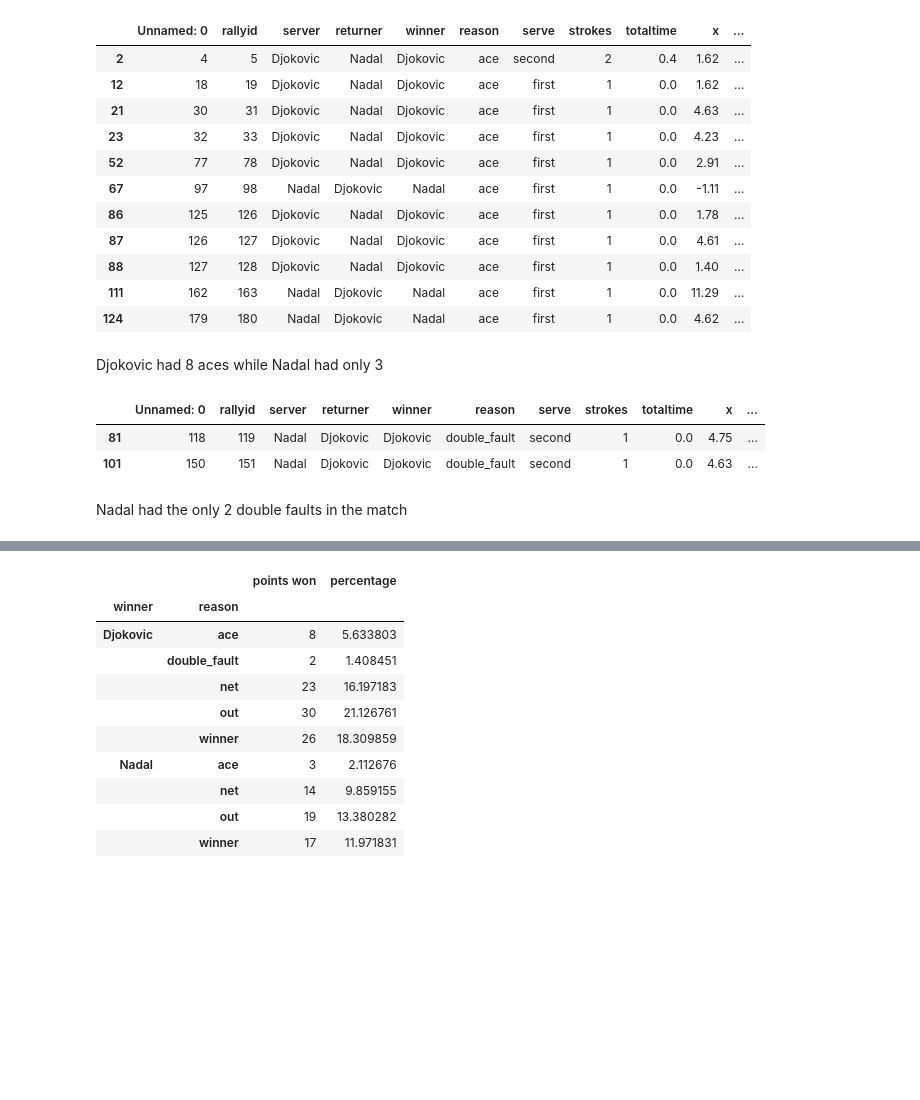
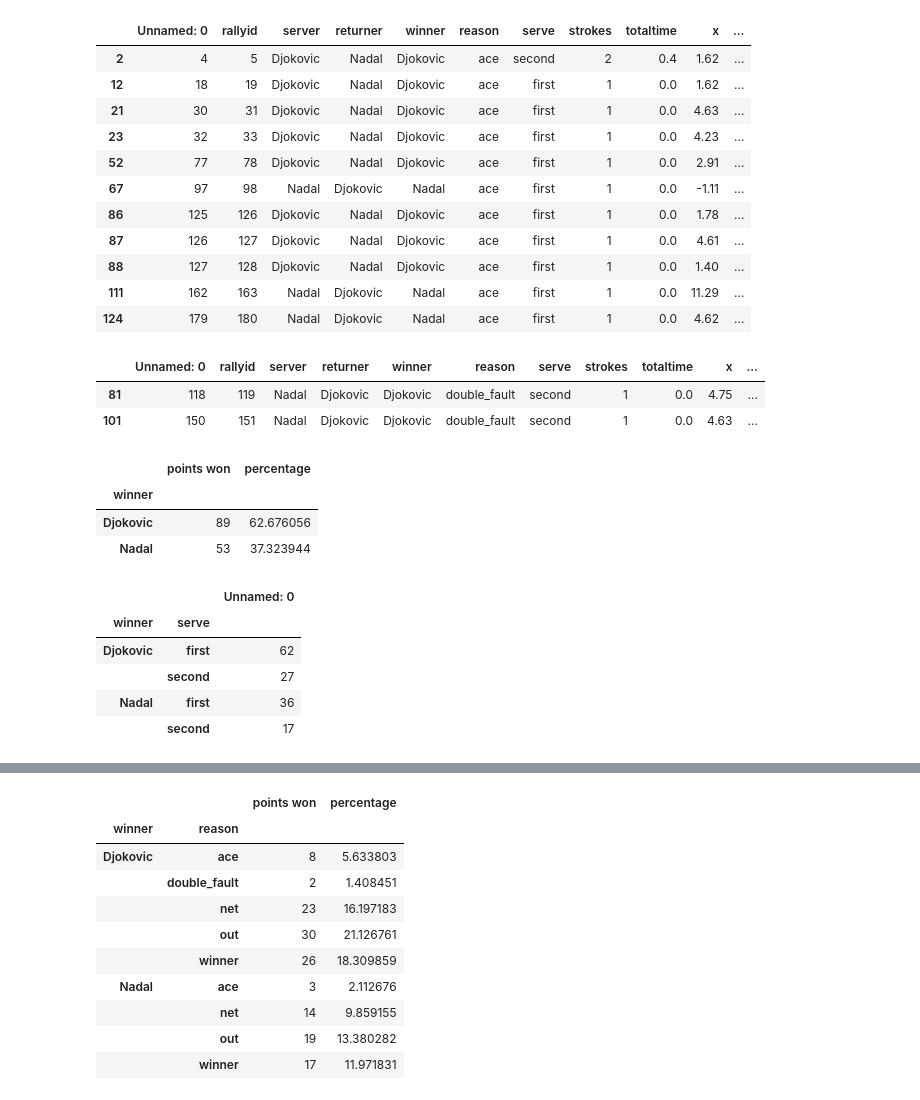
Before and after one commit to davisthrailkill/aus_open_final, a Jupyter notebook: aus_open_final.ipynb, the cells around one changed output, grey strips where cells are left out. Drawn from its saved outputs; the diff is of its cells as text; code cells hidden in the pictures; blank space fills up the shorter version.

```diff
--- a/aus_open_final.ipynb
+++ b/aus_open_final.ipynb
@@ -76,13 +76,28 @@ points[points['reason'] == 'ace']
 | 88 | 127 | 128 | Djokovic | Nadal | Djokovic | ace | first | 1 | 0.0 | 1.40 | ... |
 | 111 | 162 | 163 | Nadal | Djokovic | Nadal | ace | first | 1 | 0.0 | 11.29 | ... |
 | 124 | 179 | 180 | Nadal | Djokovic | Nadal | ace | first | 1 | 0.0 | 4.62 | ... |
-# %% [markdown]
-Djokovic had 8 aces while Nadal had only 3
 # %%
 points[points['reason'] == 'double_fault']
 # %% [output]
 |  | Unnamed: 0 | rallyid | server | returner | winner | reason | serve | strokes | totaltime | x | ... |
 | 81 | 118 | 119 | Nadal | Djokovic | Djokovic | double_fault | second | 1 | 0.0 | 4.75 | ... |
 | 101 | 150 | 151 | Nadal | Djokovic | Djokovic | double_fault | second | 1 | 0.0 | 4.63 | ... |
-# %% [markdown]
-Nadal had the only 2 double faults in the match
+# %%
+total_points = points[['rallyid', 'winner']].groupby('winner').count()
+total_points.columns=['points won']
+total_points['percentage'] = (total_points['points won']/total_points['points won'].sum())*100
+total_points
+# %% [output]
+|  | points won | percentage |
+| winner |  |  |
+| Djokovic | 89 | 62.676056 |
+| Nadal | 53 | 37.323944 |
+# %%
+points.groupby(['winner','serve']).count().iloc[:,:1]
+# %% [output]
+|  |  | Unnamed: 0 |
+| winner | serve |  |
+| Djokovic | first | 62 |
+|  | second | 27 |
+| Nadal | first | 36 |
+|  | second | 17 |
```
Also changed, not shown: parts of 3 cells of this notebook.
